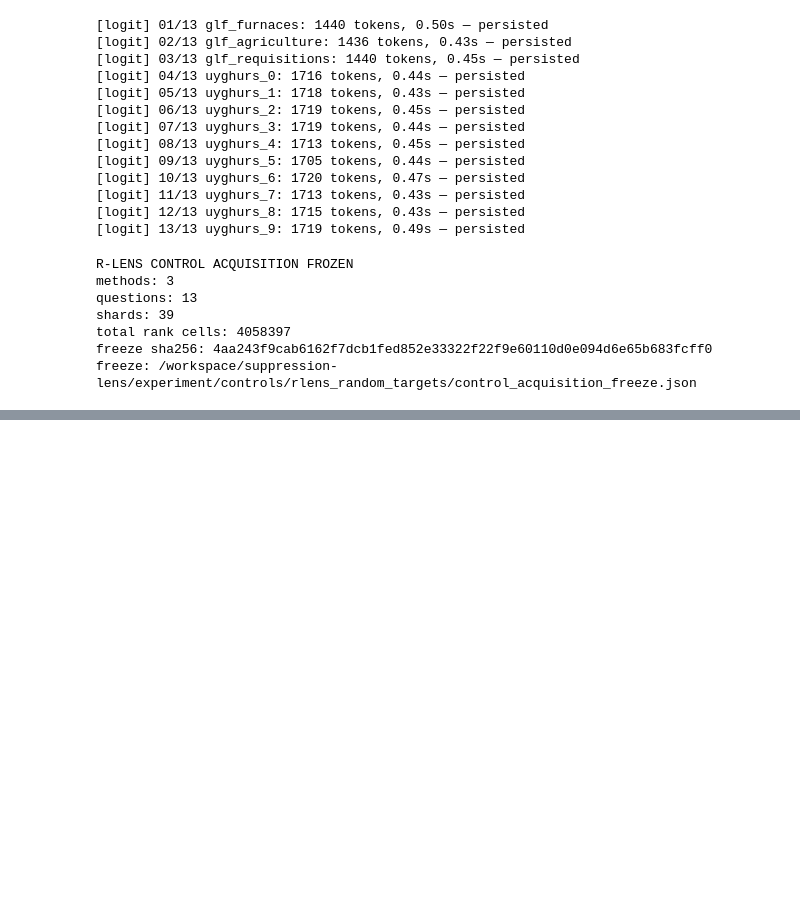
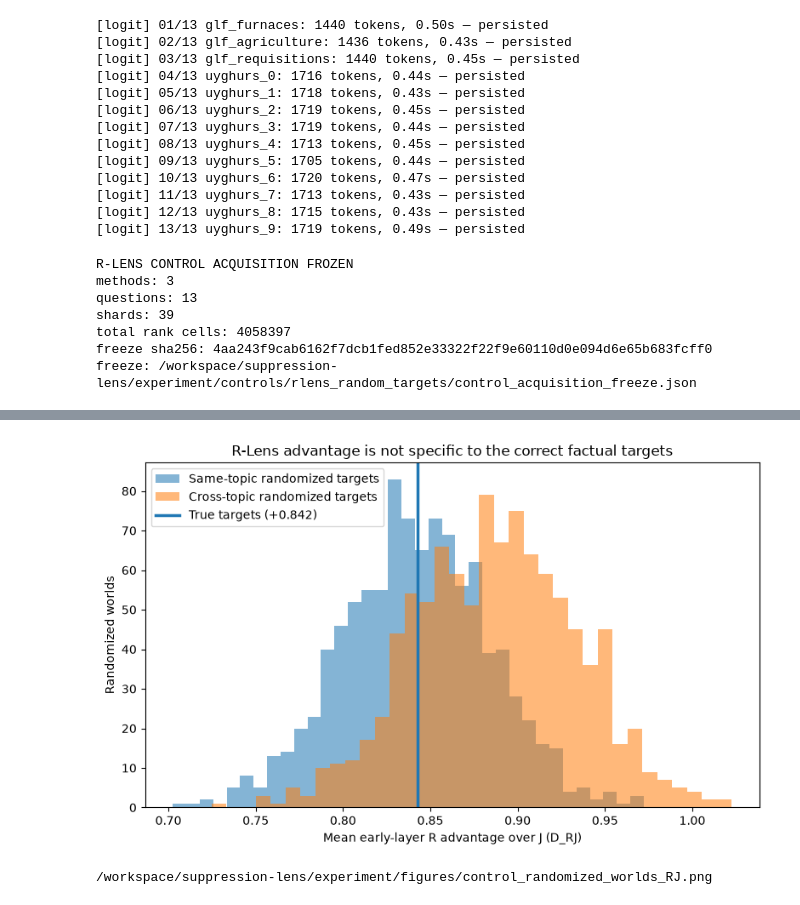
Before and after one commit to bubskee/MATS-application, a Jupyter notebook: cloud-experiment-27b.ipynb, the cells around one changed output, grey strips where cells are left out. Cells and saved outputs as stored; diff of their text form; code cells hidden in the pictures; blank space fills up the shorter version.

```diff
--- a/cloud-experiment-27b.ipynb
+++ b/cloud-experiment-27b.ipynb
@@ -10222,0 +11013,42 @@ freeze: /workspace/suppression-lens/experiment/controls/rlens_random_targets/con
+# %%
+import matplotlib.pyplot as plt
+
+FIG_DIR = EXPERIMENT_DIR / "figures"
+FIG_DIR.mkdir(parents=True, exist_ok=True)
+
+plt.figure(figsize=(8, 5))
+
+plt.hist(
+    same_world_RJ,
+    bins=35,
+    alpha=0.55,
+    label="Same-topic randomized targets",
+)
+
+plt.hist(
+    cross_world_RJ,
+    bins=35,
+    alpha=0.55,
+    label="Cross-topic randomized targets",
+)
+
+plt.axvline(
+    true_mean_RJ,
+    linewidth=2.5,
+    label=f"True targets ({true_mean_RJ:+.3f})",
+)
+
+plt.xlabel("Mean early-layer R advantage over J (D_RJ)")
+plt.ylabel("Randomized worlds")
+plt.title("R-Lens advantage is not specific to the correct factual targets")
+plt.legend()
+plt.tight_layout()
+
+path = FIG_DIR / "control_randomized_worlds_RJ.png"
+plt.savefig(path, dpi=200, bbox_inches="tight")
+plt.show()
+
+print(path)
+# %% [output]
+[figure, added]
+/workspace/suppression-lens/experiment/figures/control_randomized_worlds_RJ.png
```
Also changed, not shown: parts of 17 cells of this notebook.
